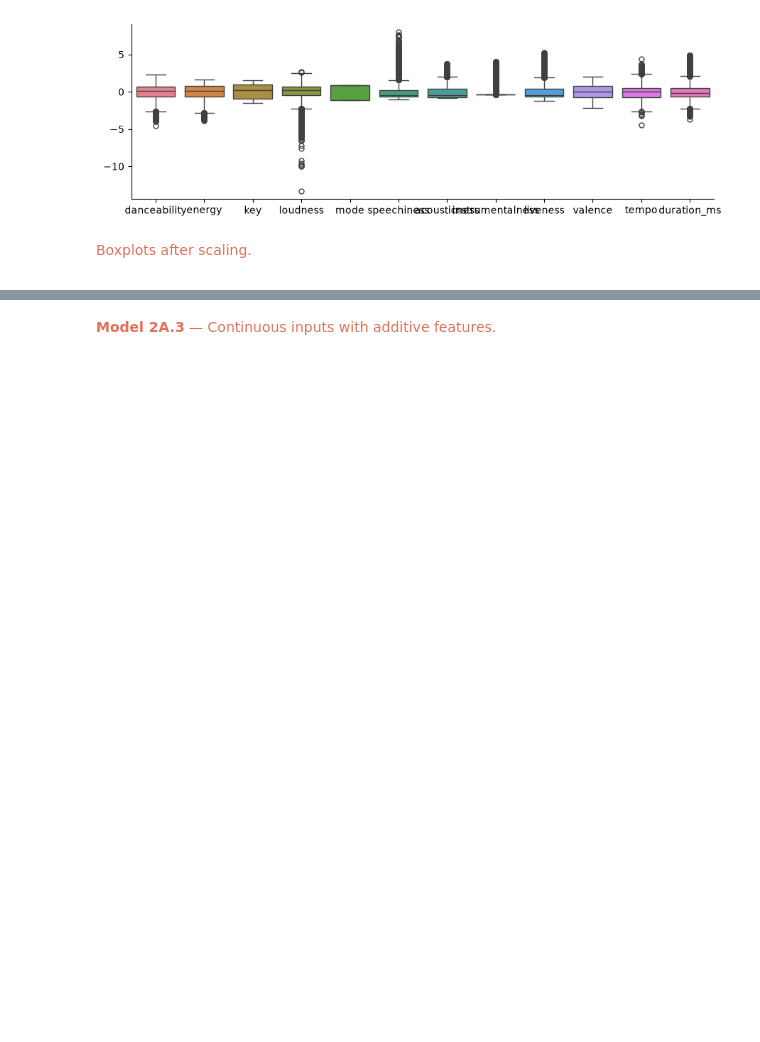
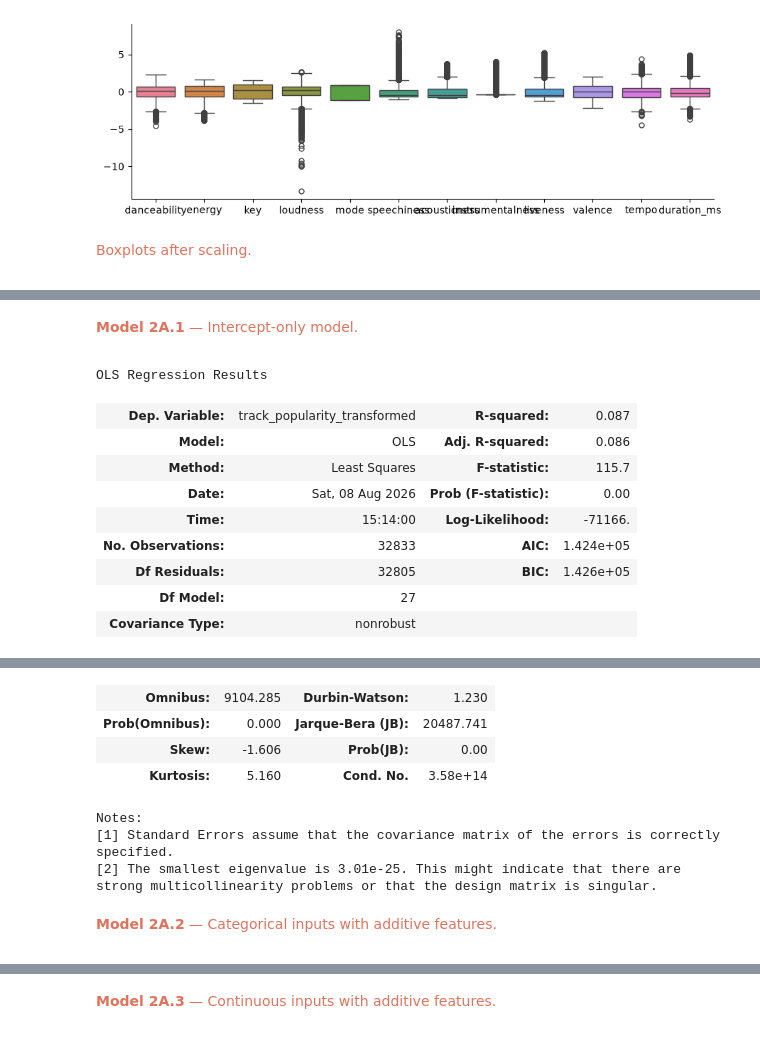
Before and after one commit to awomann/nba-prediction, a Jupyter notebook: Desktop/Coding/Pitt MDS/CMPINF2100/Final/Mann_Ashley_Final_Project_main.ipynb, the cells around one changed output, grey strips where cells are left out. Drawn from its saved outputs; the diff is of its cells as text; code cells hidden in the pictures; blank space fills up the shorter version.

```diff
--- a/Desktop/Coding/Pitt MDS/CMPINF2100/Final/Mann_Ashley_Final_Project_main.ipynb
+++ b/Desktop/Coding/Pitt MDS/CMPINF2100/Final/Mann_Ashley_Final_Project_main.ipynb
@@ -494,0 +457,20 @@ Dataframe with the standardized continuous variables and the outcome variable.
+# %% [markdown]
+<span style="color:#E2725B">
+
+**Model 2A.1** — Intercept-only model.
+
+</span>
+# %%
+model_2a2 = smf.ols(formula = 'track_popularity_transformed ~ playlist_genre + playlist_subgenre', data = std_cont_df).fit()
+model_2a2.summary()
+# %% [output]
+OLS Regression Results
+| Dep. Variable: | track_popularity_transformed | R-squared: | 0.087 |
+| Model: | OLS | Adj. R-squared: | 0.086 |
+| Method: | Least Squares | F-statistic: | 115.7 |
+| Date: | Sat, 08 Aug 2026 | Prob (F-statistic): | 0.00 |
+| Time: | 15:14:00 | Log-Likelihood: | -71166. |
+| No. Observations: | 32833 | AIC: | 1.424e+05 |
+| Df Residuals: | 32805 | BIC: | 1.426e+05 |
+| Df Model: | 27 |  |  |
+| Covariance Type: | nonrobust |  |  |
@@ -495,3 +493,17 @@ Dataframe with the standardized continuous variables and the outcome variable.
+| Omnibus: | 9104.285 | Durbin-Watson: | 1.230 |
+| Prob(Omnibus): | 0.000 | Jarque-Bera (JB): | 20487.741 |
+| Skew: | -1.606 | Prob(JB): | 0.00 |
+| Kurtosis: | 5.160 | Cond. No. | 3.58e+14 |
+Notes:
+[1] Standard Errors assume that the covariance matrix of the errors is correctly specified.
+[2] The smallest eigenvalue is 3.01e-25. This might indicate that there are
+strong multicollinearity problems or that the design matrix is singular.
+# %% [markdown]
+<span style="color:#E2725B">
+
+**Model 2A.2** — Categorical inputs with additive features.
+
+</span>
 # %%
 model_2a3 = smf.ols(formula = 'track_popularity_transformed ~ danceability + energy + key + loudness + mode + speechiness + acousticness + instrumentalness + liveness + valence + tempo + duration_ms', data = std_cont_df).fit()
 model_2a3.summary()
```
Also changed, not shown: parts of 23 cells of this notebook, 1 other file.
